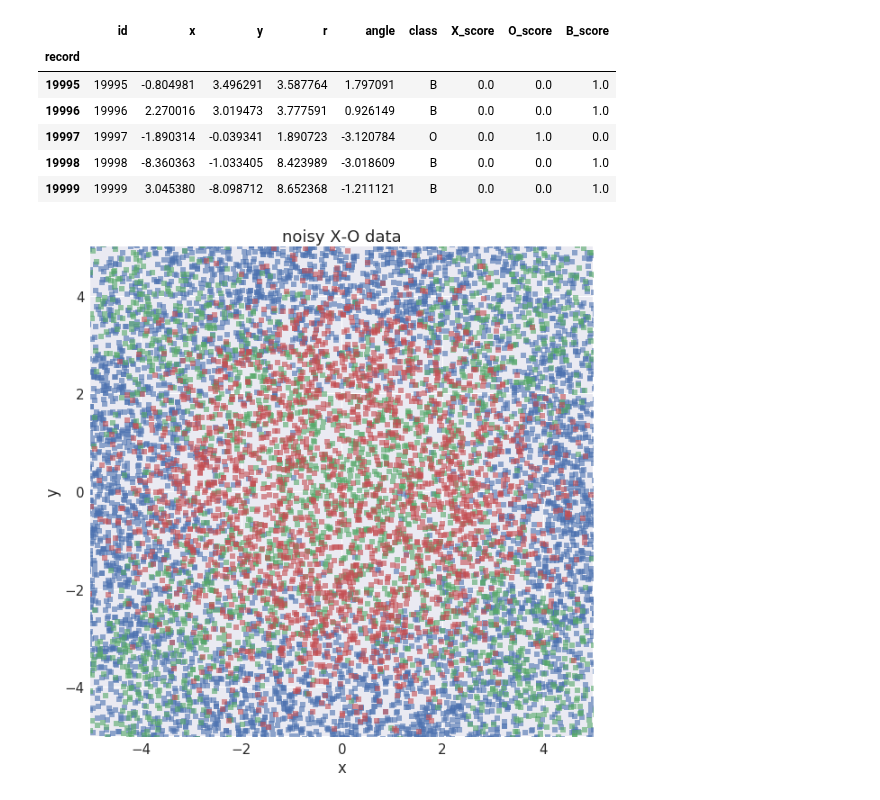
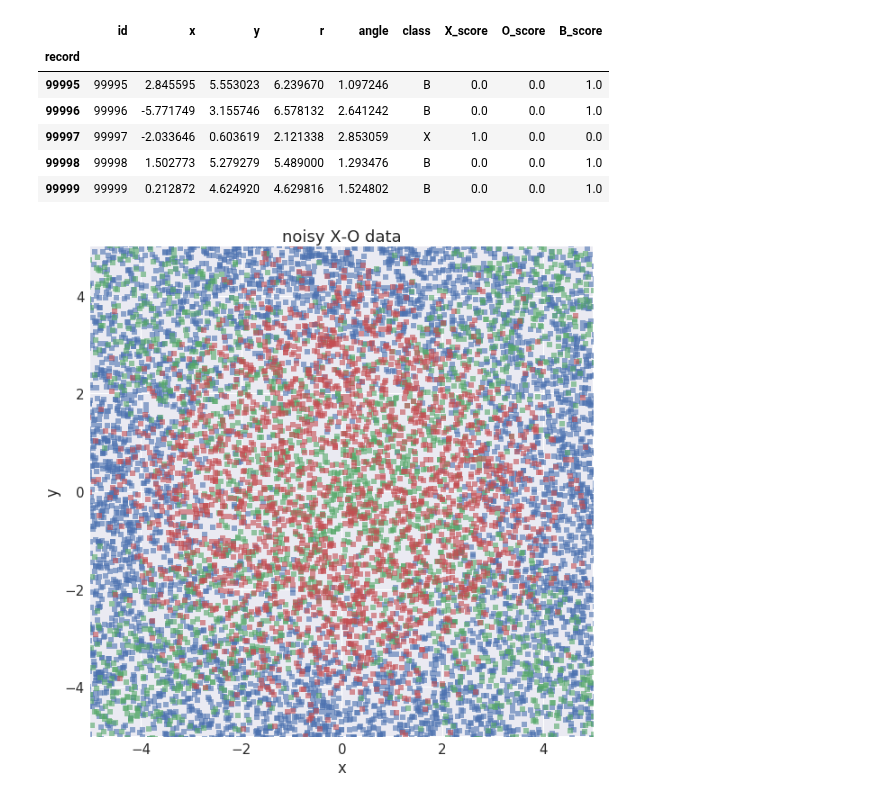
Before and after one commit to joehahn/exes-n-ohs, a Jupyter notebook: svm_model.ipynb, the cells around one changed output. Drawn from its saved outputs; the diff is of its cells as text; code cells hidden in the pictures.

Commit message:
Sync from DataScience jupyter

```diff
--- a/svm_model.ipynb
+++ b/svm_model.ipynb
@@ -8,7 +8,7 @@
 #train svm model
 # %%
 #set system parameters
-N_dots = 20000
+N_dots = 100000
 x_half_width = 0.5
 radius = 3.5
 box_half_width = 7.1
@@ -20,16 +20,16 @@ initial_id = 0
 import numpy as np
 rn_state = np.random.RandomState(seed=rn_seed)
 from helper_fns import *
-df = make_xo_df(N_dots, initial_id, x_half_width, radius, box_half_width, jitter)
-df.tail()
+train = make_xo_df(N_dots, initial_id, x_half_width, radius, box_half_width, jitter)
+train.tail()
 # %% [output]
 |  | id | x | y | r | angle | class | X_score | O_score | B_score |
 | record |  |  |  |  |  |  |  |  |  |
-| 19995 | 19995 | -0.804981 | 3.496291 | 3.587764 | 1.797091 | B | 0.0 | 0.0 | 1.0 |
-| 19996 | 19996 | 2.270016 | 3.019473 | 3.777591 | 0.926149 | B | 0.0 | 0.0 | 1.0 |
-| 19997 | 19997 | -1.890314 | -0.039341 | 1.890723 | -3.120784 | O | 0.0 | 1.0 | 0.0 |
-| 19998 | 19998 | -8.360363 | -1.033405 | 8.423989 | -3.018609 | B | 0.0 | 0.0 | 1.0 |
-| 19999 | 19999 | 3.045380 | -8.098712 | 8.652368 | -1.211121 | B | 0.0 | 0.0 | 1.0 |
+| 99995 | 99995 | 2.845595 | 5.553023 | 6.239670 | 1.097246 | B | 0.0 | 0.0 | 1.0 |
+| 99996 | 99996 | -5.771749 | 3.155746 | 6.578132 | 2.641242 | B | 0.0 | 0.0 | 1.0 |
+| 99997 | 99997 | -2.033646 | 0.603619 | 2.121338 | 2.853059 | X | 1.0 | 0.0 | 0.0 |
+| 99998 | 99998 | 1.502773 | 5.279279 | 5.489000 | 1.293476 | B | 0.0 | 0.0 | 1.0 |
+| 99999 | 99999 | 0.212872 | 4.624920 | 4.629816 | 1.524802 | B | 0.0 | 0.0 | 1.0 |
 # %%
 #prep plots
 %matplotlib inline
@@ -38,30 +38,32 @@ from matplotlib import rcParams
 import seaborn as sns
 sns.set(font_scale=1.5, font='DejaVu Sans')
 # %%
-#(x,y) scatterplot of noisy training data
+#scatterplot of a sample of noisy training data
+N_plot = N_dots/5
+df = train.sample(N_plot)
 xy_rng = (-5, 5)
 sz = 30
 f, ax = plt.subplots(figsize=(10,10))
 lbl = 'B'
 idx = (df['class'] == lbl)
 xp = df[idx].x
 yp = df[idx].y
 p = sns.regplot(xp, yp, ax=ax, fit_reg=False, scatter_kws={'alpha':0.6, 's': sz}, marker='s', label=lbl)
 lbl = 'X'
 idx = (df['class'] == lbl)
 xp = df[idx].x
 yp = df[idx].y
 p = sns.regplot(xp, yp, ax=ax, fit_reg=False, scatter_kws={'alpha':0.6, 's': sz}, marker='s', label=lbl)
 lbl = 'O'
 idx = (df['class'] == lbl)
 xp = df[idx].x
 yp = df[idx].y
 p = sns.regplot(xp, yp, ax=ax, fit_reg=False, scatter_kws={'alpha':0.6, 's': sz}, marker='s', label=lbl)
 p = ax.set_title('noisy X-O data')
 p = ax.set_xlabel('x')
 p = ax.set_ylabel('y')
 p = ax.set_xlim(xy_rng)
 p = ax.set_ylim(xy_rng)
-plt.savefig('figs/decision_boundary.png')
+plt.savefig('figs/training_data.png')
 # %% [output]
-[figure, old version]
+[figure, new version]
```
Also changed, not shown: 1 other file.
